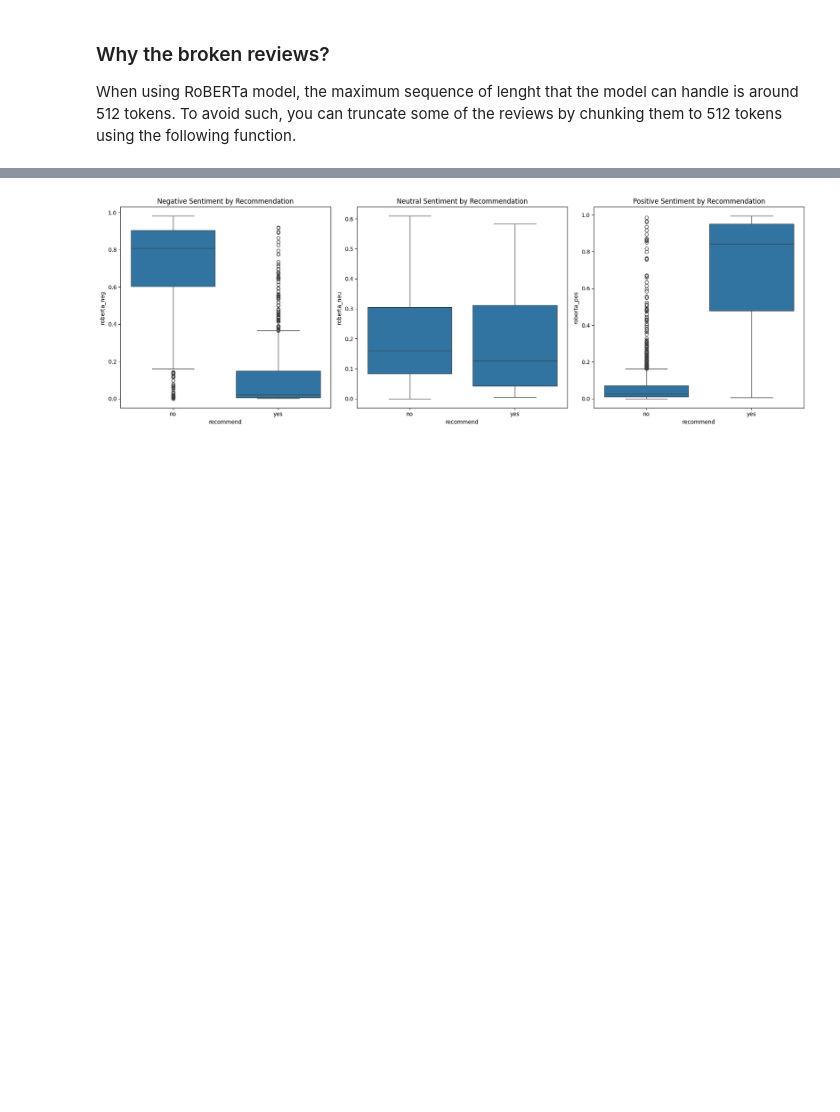
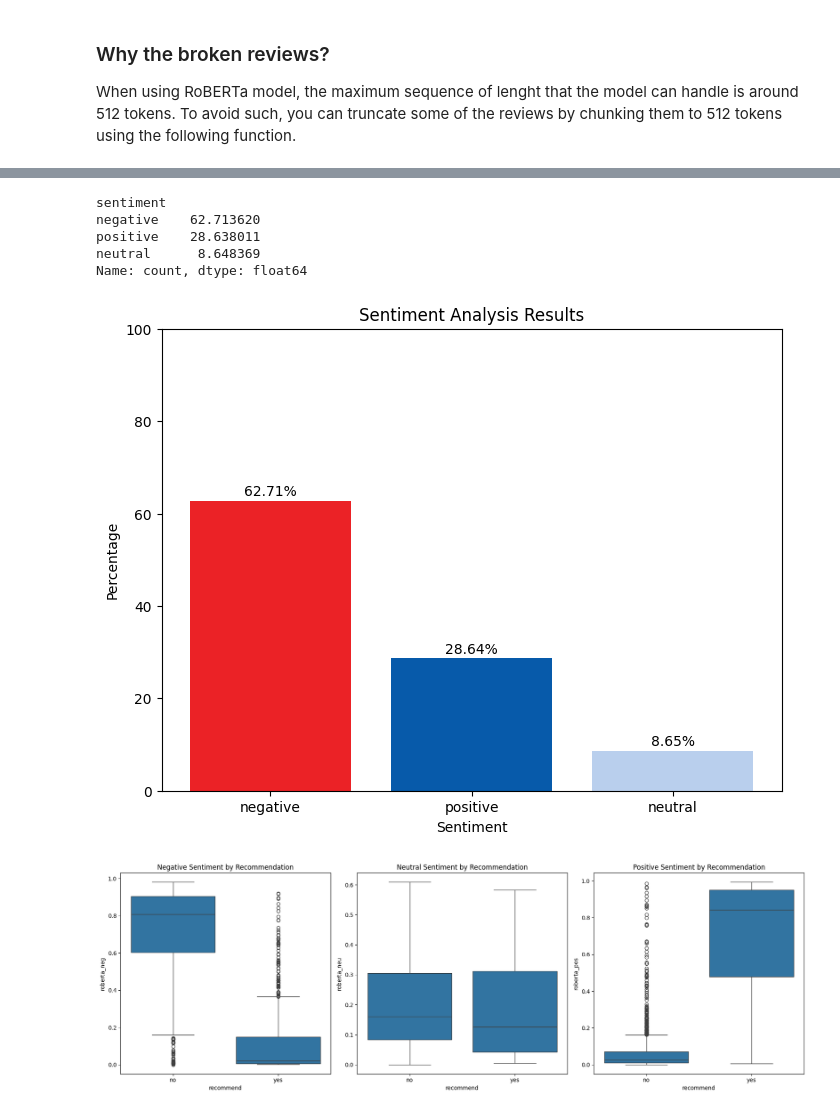
Before and after one commit to Ukomah/Customer-sentiment-analysis-for-british-airways-reviews, a Jupyter notebook: ba_reviews_analysis.ipynb, the cells around one changed output, grey strips where cells are left out. Cells and saved outputs as stored; diff of their text form; code cells hidden in the pictures; blank space fills up the shorter version.

```diff
--- a/ba_reviews_analysis.ipynb
+++ b/ba_reviews_analysis.ipynb
@@ -453,6 +453,51 @@ result_df.head()
 | 2 | 0.680 | 0.253 | 0.067 | 23/06/2024 | Canada | Trip Verified | cannot recommend BA | While BA may have made some posit... | ... |
 | 3 | 0.370 | 0.377 | 0.253 | 23/06/2024 | Canada | Trip Verified | a very poor last impression of BA | British Airways new Club Suite is... | ... |
 | 4 | 0.140 | 0.288 | 0.572 | 18/06/2024 | United Kingdom | Trip Verified | happy to recommend BA | Four very pleasant, on time fligh... | ... |
+# %%
+
+# Determine the sentiment for each row
+result_df['sentiment'] = result_df[['roberta_neg', 'roberta_neu', 'roberta_pos']].idxmax(axis=1)
+
+# Replace the column names with actual sentiment names
+result_df['sentiment'] = result_df['sentiment'].map({
+    'roberta_neg': 'negative',
+    'roberta_neu': 'neutral',
+    'roberta_pos': 'positive'
+})
+
+# Count the number of each sentiment
+sentiment_counts = result_df['sentiment'].value_counts()
+
+
+# Calculate the percentages
+sentiment_percentages = (sentiment_counts / sentiment_counts.sum()) * 100
+
+print(sentiment_percentages)
+colors=['#EB2226','#075AAA', '#b9cfed' ]
+
+
+# Plot the bar chart
+plt.figure(figsize=(8, 6))
+bars = plt.bar(sentiment_percentages.index, sentiment_percentages, color=colors)
+
+# Add percentages on top of the bars
+for bar in bars:
+    yval = bar.get_height()
+    plt.text(bar.get_x() + bar.get_width()/2, yval + 0.5, f'{yval:.2f}%', ha='center', va='bottom')
+
+plt.xlabel('Sentiment')
+plt.ylabel('Percentage')
+plt.title('Sentiment Analysis Results')
+plt.ylim(0, 100)
+plt.savefig('img/sentiment_analysis_result.png')
+plt.show()
+# %% [output]
+sentiment
+negative    62.713620
+positive    28.638011
+neutral      8.648369
+Name: count, dtype: float64
+[figure, added]
 # %%
 # Box plot to compare sentiment scores by recommendation
 fig, axs = plt.subplots(1, 3, figsize=(18, 6))
```
Also changed, not shown: parts of 2 cells of this notebook.
